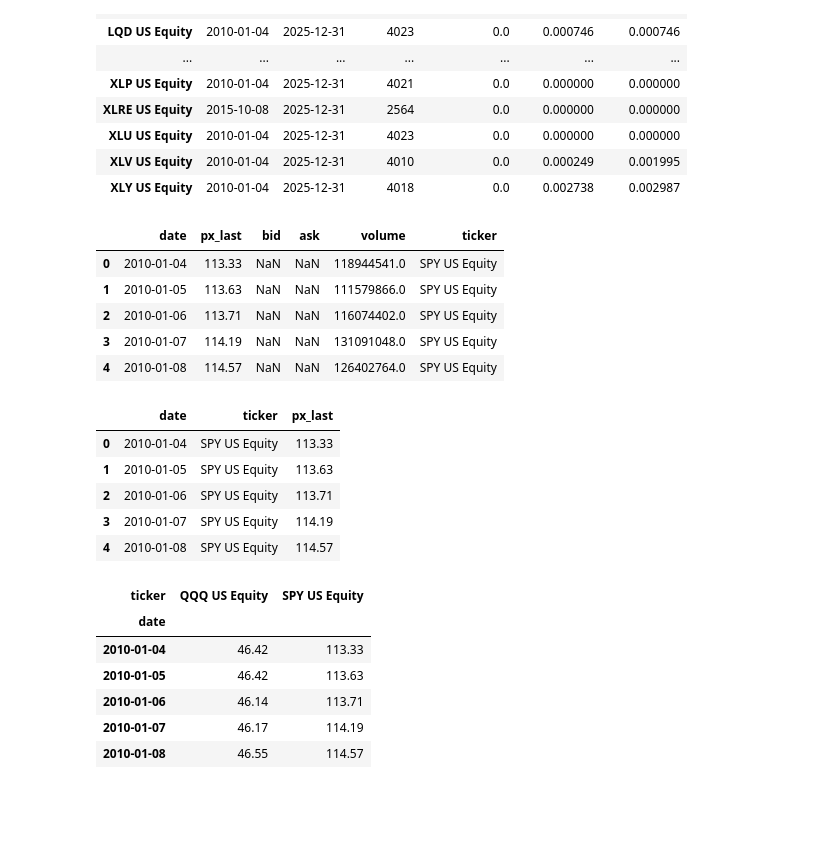
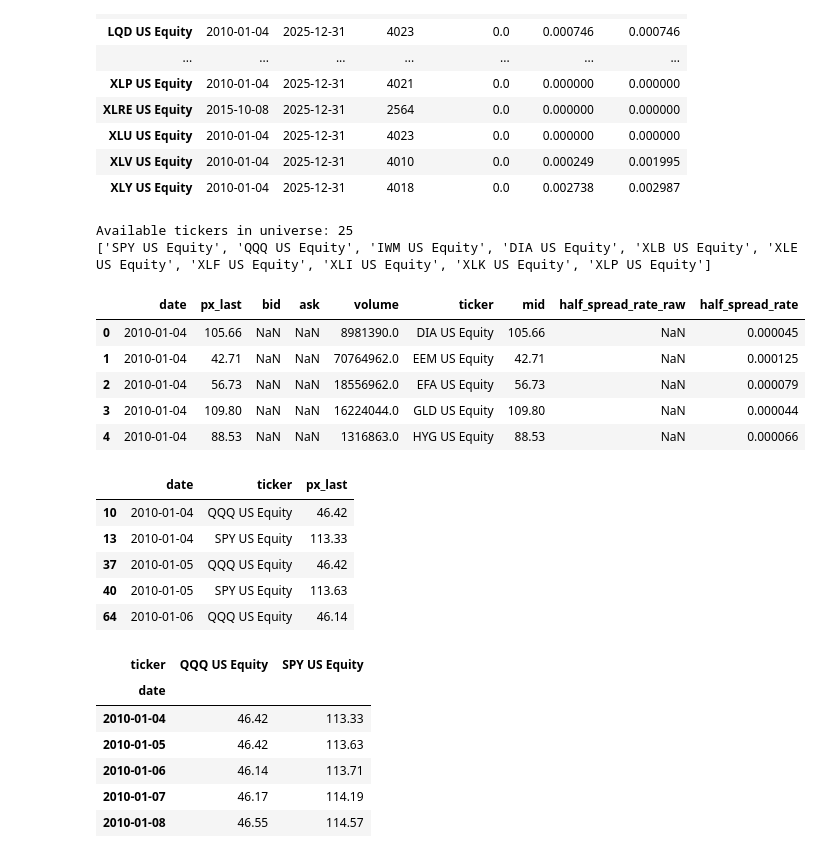
Before and after one commit to jen-dan/pairs-trading, a Jupyter notebook: notebooks/01_data_cleaning.ipynb, the cells around one changed output. Drawn from its saved outputs; the diff is of its cells as text; code cells hidden in the pictures; blank space fills up the shorter version.

```diff
--- a/notebooks/01_data_cleaning.ipynb
+++ b/notebooks/01_data_cleaning.ipynb
@@ -1,7 +1,35 @@
 # %%
 import pandas as pd
 import numpy as np
+import matplotlib.pyplot as plt
+
 from pathlib import Path
+from itertools import combinations
+from statsmodels.tsa.stattools import coint
+
+pd.set_option("display.max_columns", None)
+pd.set_option("display.width", 200)
+
+# BASELINE PARAMETERS
+BASE_CORR_THRESHOLD = 0.80
+BASE_COINT_PVALUE = 0.05
+BASE_FORMATION_WINDOW = 252
+BASE_TRADING_WINDOW = 63
+BASE_ENTRY_Z = 2.0
+BASE_EXIT_Z = 0.5
+BASE_FIXED_BPS = 5
+BASE_COST_MODEL = "bid_ask"   # primary model
+ANNUALIZATION = 252
+
+TRADE_UNIVERSE = [
+    "SPY US Equity", "QQQ US Equity", "IWM US Equity", "DIA US Equity",
+    "XLB US Equity", "XLE US Equity", "XLF US Equity", "XLI US Equity",
+    "XLK US Equity", "XLP US Equity", "XLU US Equity", "XLV US Equity",
+    "XLY US Equity", "SHY US Equity", "IEF US Equity", "TLT US Equity",
+    "TIP US Equity", "LQD US Equity", "HYG US Equity", "EFA US Equity",
+    "EEM US Equity", "GLD US Equity", "SLV US Equity", "IWF US Equity",
+    "IWD US Equity"
+]
 # %%
 raw_path = Path("../data_raw/bloomberg_raw_etf_2010_2025.csv")
 raw_path.exists()
@@ -242,16 +304,30 @@ import matplotlib.pyplot as plt
 # %%
 clean_path = Path("../data_processed/etf_daily_tidy.csv")
 clean_df = pd.read_csv(clean_path, parse_dates=["date"])
 
+clean_df = clean_df.sort_values(["date", "ticker"]).reset_index(drop=True)
+
+all_px_last = clean_df.pivot(index="date", columns="ticker", values="px_last").sort_index()
+all_mid = clean_df.pivot(index="date", columns="ticker", values="mid").sort_index()
+all_half_spread = clean_df.pivot(index="date", columns="ticker", values="half_spread_rate").sort_index()
+
+available_universe = [t for t in TRADE_UNIVERSE if t in all_mid.columns]
+
+print("Available tickers in universe:", len(available_universe))
+print(available_universe[:10])
+
 clean_df.head()
 # %% [output]
+Available tickers in universe: 25
+['SPY US Equity', 'QQQ US Equity', 'IWM US Equity', 'DIA US Equity', 'XLB US Equity', 'XLE US Equity', 'XLF US Equity', 'XLI US Equity', 'XLK US Equity', 'XLP US Equity']
-|  | date | px_last | bid | ask | volume | ticker |
-| 0 | 2010-01-04 | 113.33 | NaN | NaN | 118944541.0 | SPY US Equity |
-| 1 | 2010-01-05 | 113.63 | NaN | NaN | 111579866.0 | SPY US Equity |
-| 2 | 2010-01-06 | 113.71 | NaN | NaN | 116074402.0 | SPY US Equity |
-| 3 | 2010-01-07 | 114.19 | NaN | NaN | 131091048.0 | SPY US Equity |
-| 4 | 2010-01-08 | 114.57 | NaN | NaN | 126402764.0 | SPY US Equity |
+|  | date | px_last | bid | ask | volume | ticker | mid | half_spread_rate_raw | half_spread_rate |
+| 0 | 2010-01-04 | 105.66 | NaN | NaN | 8981390.0 | DIA US Equity | 105.66 | NaN | 0.000045 |
+| 1 | 2010-01-04 | 42.71 | NaN | NaN | 70764962.0 | EEM US Equity | 42.71 | NaN | 0.000125 |
+| 2 | 2010-01-04 | 56.73 | NaN | NaN | 18556962.0 | EFA US Equity | 56.73 | NaN | 0.000079 |
+| 3 | 2010-01-04 | 109.80 | NaN | NaN | 16224044.0 | GLD US Equity | 109.80 | NaN | 0.000044 |
+| 4 | 2010-01-04 | 88.53 | NaN | NaN | 1316863.0 | HYG US Equity | 88.53 | NaN | 0.000066 |
 # %%
+# SANDBOX EXAMPLE
 pair = ["SPY US Equity", "QQQ US Equity"]
 
 pair_df = clean_df[clean_df["ticker"].isin(pair)].copy()
@@ -260,11 +336,11 @@ pair_df = pair_df[["date", "ticker", "px_last"]]
 pair_df.head()
 # %% [output]
 |  | date | ticker | px_last |
-| 0 | 2010-01-04 | SPY US Equity | 113.33 |
-| 1 | 2010-01-05 | SPY US Equity | 113.63 |
-| 2 | 2010-01-06 | SPY US Equity | 113.71 |
-| 3 | 2010-01-07 | SPY US Equity | 114.19 |
-| 4 | 2010-01-08 | SPY US Equity | 114.57 |
+| 10 | 2010-01-04 | QQQ US Equity | 46.42 |
+| 13 | 2010-01-04 | SPY US Equity | 113.33 |
+| 37 | 2010-01-05 | QQQ US Equity | 46.42 |
+| 40 | 2010-01-05 | SPY US Equity | 113.63 |
+| 64 | 2010-01-06 | QQQ US Equity | 46.14 |
 # %%
 prices = pair_df.pivot(index="date", columns="ticker", values="px_last").dropna().copy()
 prices.head()
```
Also changed, not shown: parts of 48 cells of this notebook.
